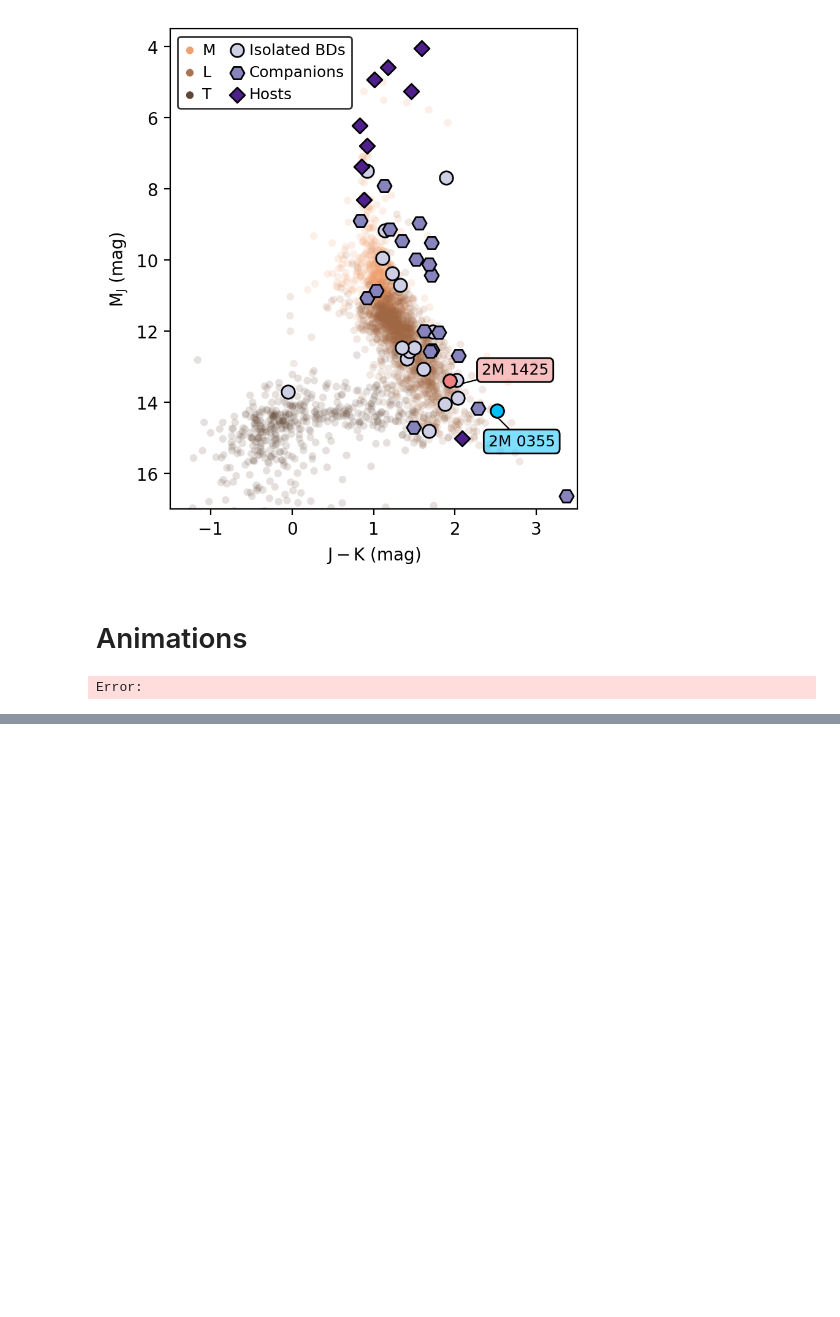
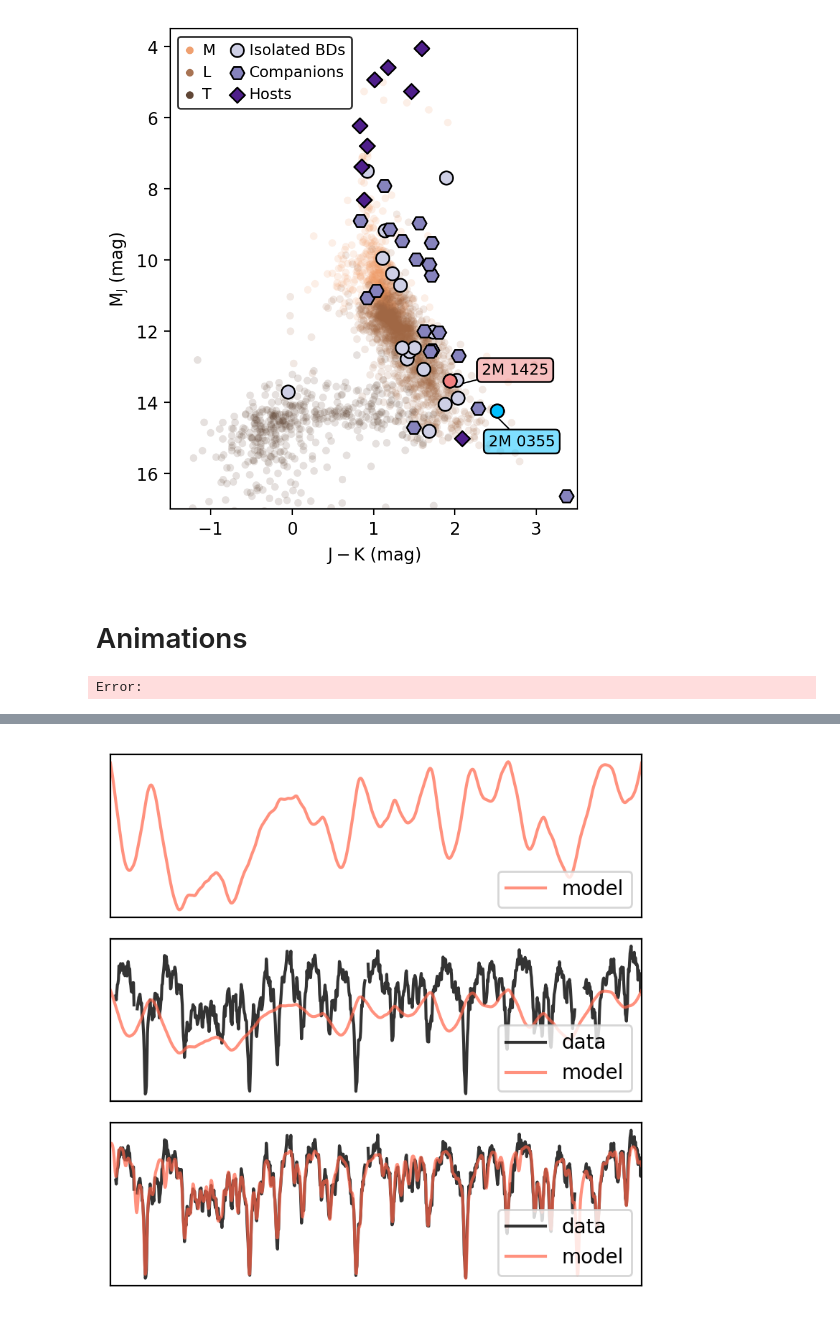
Before and after one commit to NatalieGrasser/atm_retrieval, a Jupyter notebook: atm_retrieval/paper_plots.ipynb, the cells around one changed output, grey strips where cells are left out. Drawn from its saved outputs; the diff is of its cells as text; code cells hidden in the pictures; blank space fills up the shorter version.

```diff
--- a/atm_retrieval/paper_plots.ipynb
+++ b/atm_retrieval/paper_plots.ipynb
@@ -490,0 +630,43 @@ make_animation('log_12CO',[-8,-1],label=r'log $^{12}$CO')
+# %%
+def load_spectrum(file):
+    file=np.genfromtxt(file,skip_header=1,delimiter=' ')
+    wl=np.reshape(file[:,0],(7,3,2048))
+    fl=np.reshape(file[:,1],(7,3,2048))
+    return wl,fl
+
+def plot_spectrum(wl,fl,flm,flm2,fs=10,**kwargs):
+
+    order=5
+    det=0
+    n1,n2=0,1000
+    wave=wl[order,det][n1:n2]
+    flux=fl[order,det][n1:n2]
+    flux_m=flm[order,det][n1:n2]
+    flux_m2=flm2[order,det][n1:n2]
+    #random=np.random.normal(np.zeros_like(flux_m),0.05,size=flux_m.shape)
+
+    fig,(ax1,ax2,ax3)=plt.subplots(3,1,figsize=(5,3),dpi=200)
+    ax1.plot(wave,flux_m2,alpha=0.7,c='tomato',label='model')
+    ax2.plot(wave,flux,alpha=0.8,c='k',label='data')
+    ax2.plot(wave,flux_m2,alpha=0.7,c='tomato',label='model') # show a bad fit
+    ax3.plot(wave,flux,alpha=0.8,c='k',label='data')
+    ax3.plot(wave,flux_m,alpha=0.7,c='tomato',label='model')
+
+    for ax in (ax1,ax2,ax3):
+
+        ax.legend(loc='lower right')
+        #ax.set_ylabel('Flux',fontsize=fs)
+        #ax.set_xlabel('Wavelength [nm]',fontsize=fs)
+        ax.set_xlim(np.min(wave),np.max(wave))
+        ax.tick_params(labelsize=fs)
+        ax.set_yticks([])
+        ax.set_xticks([])
+    fig.tight_layout()
+    fig.savefig('fitting_spectra.png',bbox_inches='tight')
+
+wlm,flm=load_spectrum('/home/natalie/Desktop/atm_retrieval/2M0355/freechem_PTgrad_N400_ev0.5/final_spectrum.txt')
+wlm,flm2=load_spectrum('/home/natalie/Desktop/atm_retrieval/2M1425/freechem_PTgrad_N300_ev0.5/final_spectrum.txt')
+wl,fl=load_spectrum('/home/natalie/Desktop/atm_retrieval/2M0355/2M0355_spectrum.txt')
+plot_spectrum(wl,fl,flm,flm2)
+# %% [output]
+[figure, added]
```
Also changed, not shown: parts of 4 cells of this notebook, 2 other files.
